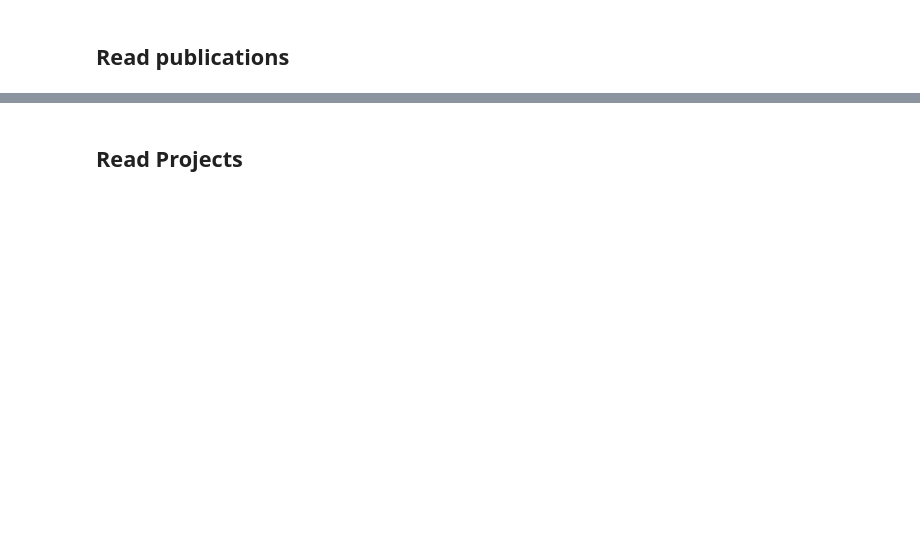
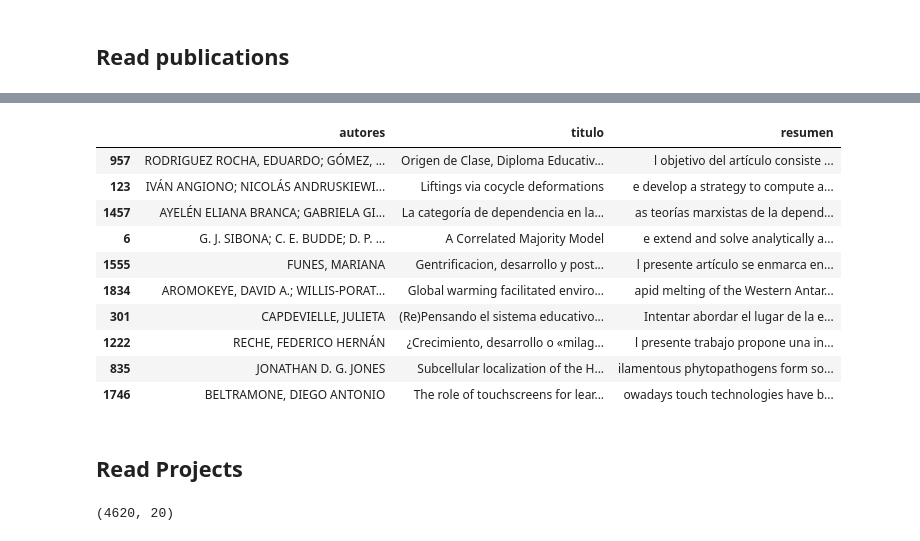
Before and after one commit to sivt-famaf/mapa-ciencia-unc, a Jupyter notebook: notebooks/z. Sampling test.ipynb, the cells around one changed output, grey strips where cells are left out. Drawn from its saved outputs; the diff is of its cells as text; code cells hidden in the pictures; blank space fills up the shorter version.

```diff
--- a/notebooks/z. Sampling test.ipynb
+++ b/notebooks/z. Sampling test.ipynb
@@ -69,8 +108,25 @@ df_articles.sample(10)
+# %%
+df_articles[PUBLIC_COLS_ARTICLES].sample(10)
+# %% [output]
+|  | autores | titulo | resumen |
+| 957 | RODRIGUEZ ROCHA, EDUARDO; GÓMEZ, ... | Origen de Clase, Diploma Educativ... | l objetivo del artículo consiste ... |
+| 123 | IVÁN ANGIONO; NICOLÁS ANDRUSKIEWI... | Liftings via cocycle deformations | e develop a strategy to compute a... |
+| 1457 | AYELÉN ELIANA BRANCA; GABRIELA GI... | La categoría de dependencia en la... | as teorías marxistas de la depend... |
+| 6 | G. J. SIBONA; C. E. BUDDE; D. P. ... | A Correlated Majority Model | e extend and solve analytically a... |
+| 1555 | FUNES, MARIANA | Gentrificacion, desarrollo y post... | l presente artículo se enmarca en... |
+| 1834 | AROMOKEYE, DAVID A.; WILLIS-PORAT... | Global warming facilitated enviro... | apid melting of the Western Antar... |
+| 301 | CAPDEVIELLE, JULIETA | (Re)Pensando el sistema educativo... | Intentar abordar el lugar de la e... |
+| 1222 | RECHE, FEDERICO HERNÁN | ¿Crecimiento, desarrollo o «milag... | l presente trabajo propone una in... |
+| 835 | JONATHAN D. G. JONES | Subcellular localization of the H... | ilamentous phytopathogens form so... |
+| 1746 | BELTRAMONE, DIEGO ANTONIO | The role of touchscreens for lear... | owadays touch technologies have b... |
 # %% [markdown]
 ## Read Projects
 # %%
 df_projects = pd.read_json(MERGED_DATA_DIRPATH / 'projects.json', lines=True)
 PUBLIC_COLS_PROJECTS = ['titulo_proyecto', 'resumen_proyecto', 'nombre', 'fecha_alta']
+df_projects.shape
+# %% [output]
+(4620, 20)
 # %%
 df_projects[PUBLIC_COLS_PROJECTS].sample(10)
 # %% [output]
```
Also changed, not shown: parts of 13 cells of this notebook, 2 other files.
